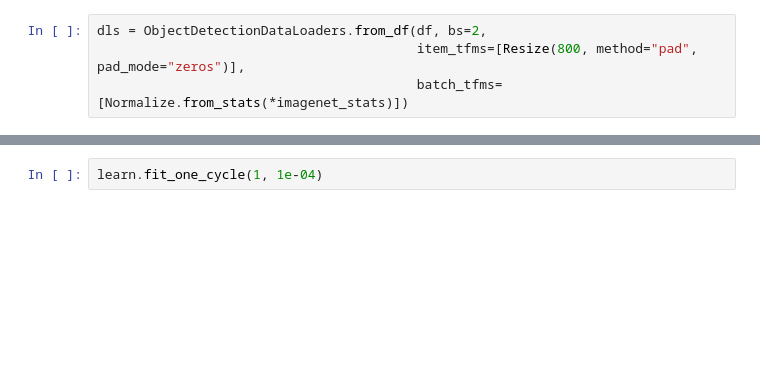
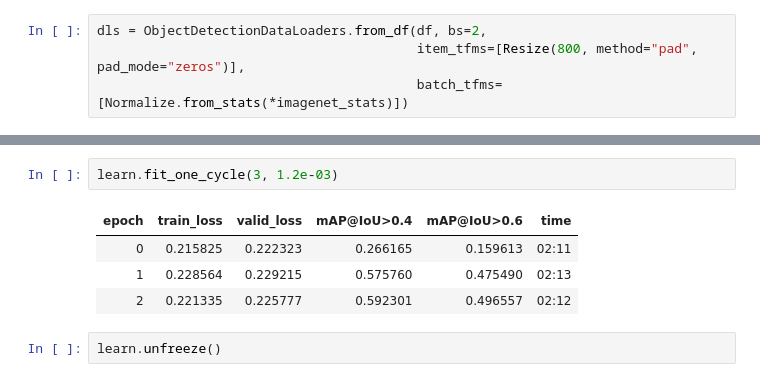
Before and after one commit to rbrtwlz/fastai_object_detection, a Jupyter notebook: notebooks/index.ipynb, the cells around one changed output, grey strips where cells are left out. Cells and saved outputs as stored; diff of their text form; blank space fills up the shorter version.

```diff
--- a/notebooks/index.ipynb
+++ b/notebooks/index.ipynb
@@ -51,2 +71,9 @@ learn.lr_find()
 # %%
-learn.fit_one_cycle(1, 1e-04)
+learn.fit_one_cycle(3, 1.2e-03)
+# %% [output]
+| epoch | train_loss | valid_loss | mAP@IoU>0.4 | mAP@IoU>0.6 | time |
+| 0 | 0.215825 | 0.222323 | 0.266165 | 0.159613 | 02:11 |
+| 1 | 0.228564 | 0.229215 | 0.575760 | 0.475490 | 02:13 |
+| 2 | 0.221335 | 0.225777 | 0.592301 | 0.496557 | 02:12 |
+# %%
+learn.unfreeze()
```
Also changed, not shown: parts of 7 cells of this notebook, 4 other files.
